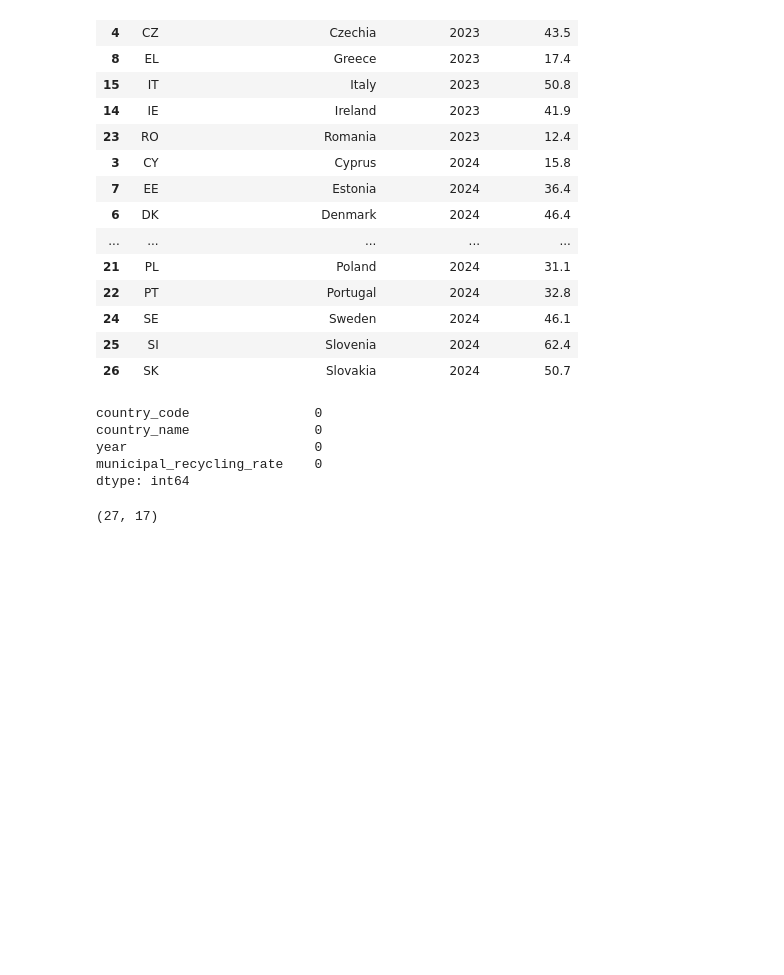
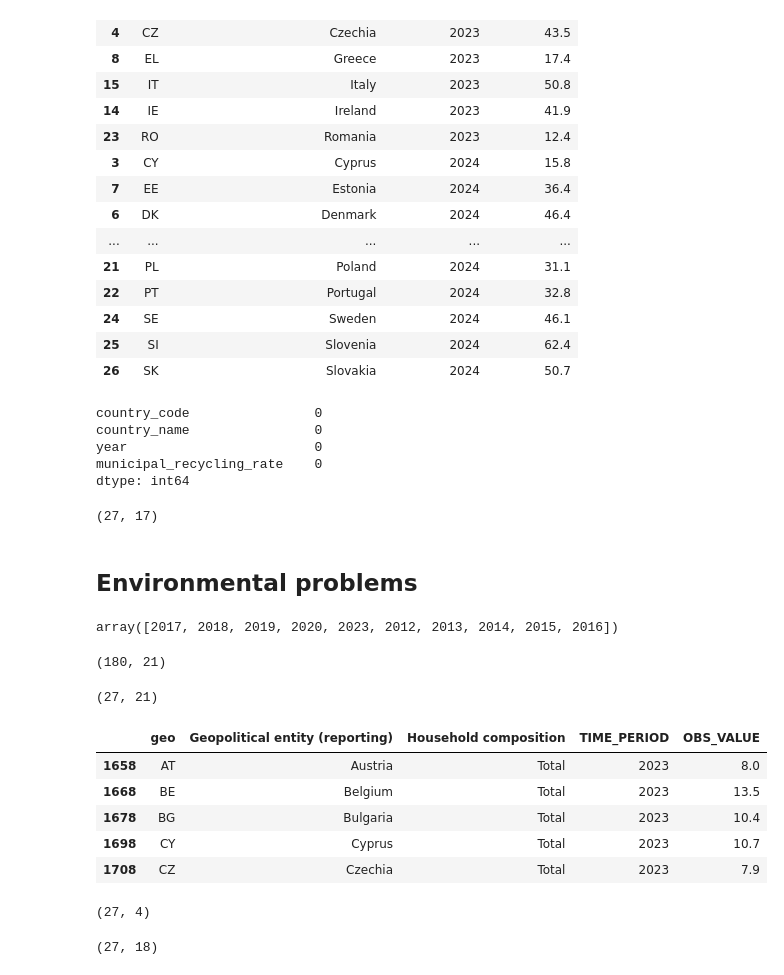
Before and after one commit to eljesam/DAV_Eljesa_Repeat, a Jupyter notebook: Notebooks/EQLI_analysis.ipynb, the cells around one changed output. Drawn from its saved outputs; the diff is of its cells as text; code cells hidden in the pictures; blank space fills up the shorter version.

Commit message:
Environment dimestion completed with handled missing data

```diff
--- a/Notebooks/EQLI_analysis.ipynb
+++ b/Notebooks/EQLI_analysis.ipynb
@@ -1191,3 +1191,40 @@ eqli_data.to_csv(
     "../data/processed/eqli_master.csv",
     index=False
 )
+# %% [markdown]
+## Environmental problems
+# %%
+environmental_problems["TIME_PERIOD"].unique()
+# %% [output]
+array([2017, 2018, 2019, 2020, 2023, 2012, 2013, 2014, 2015, 2016])
+# %%
+environmental_problems_2023 = environmental_problems[environmental_problems["TIME_PERIOD"] == 2023].copy()
+# %%
+environmental_problems_2023.shape
+# %% [output]
+(180, 21)
+# %%
+
+environmental_problems_eu27 = environmental_problems_2023[(environmental_problems_2023["geo"].isin(eu27))&(environmental_problems_2023["hhcomp"] == "TOTAL")].copy() #adding household composition here as this dataset has one more dimension than the rest and the output shows 135 rows instead of 27 which are needed.
+
+environmental_problems_eu27.shape
+# %% [output]
+(27, 21)
+# %%
+environmental_problems_eu27[
+    [
+        "geo",
+        "Geopolitical entity (reporting)",
+        "Household composition",
+        "TIME_PERIOD",
+        "OBS_VALUE"
+
+    ]
+].head()
+# %% [output]
+|  | geo | Geopolitical entity (reporting) | Household composition | TIME_PERIOD | OBS_VALUE |
+| 1658 | AT | Austria | Total | 2023 | 8.0 |
+| 1668 | BE | Belgium | Total | 2023 | 13.5 |
+| 1678 | BG | Bulgaria | Total | 2023 | 10.4 |
+| 1698 | CY | Cyprus | Total | 2023 | 10.7 |
+| 1708 | CZ | Czechia | Total | 2023 | 7.9 |
@@ -1193,0 +1248,14 @@ eqli_data.to_csv(
+# %%
+environmental_problems_clean.shape
+# %% [output]
+(27, 4)
+# %%
+eqli_data = pd.merge(
+    eqli_data, environmental_problems_clean[["country_code", "environmental_problems"]],
+    on="country_code",
+    how="inner"
+)
+
+eqli_data.shape
+# %% [output]
+(27, 18)
```
Also changed, not shown: parts of 3 cells of this notebook, 2 other files.
